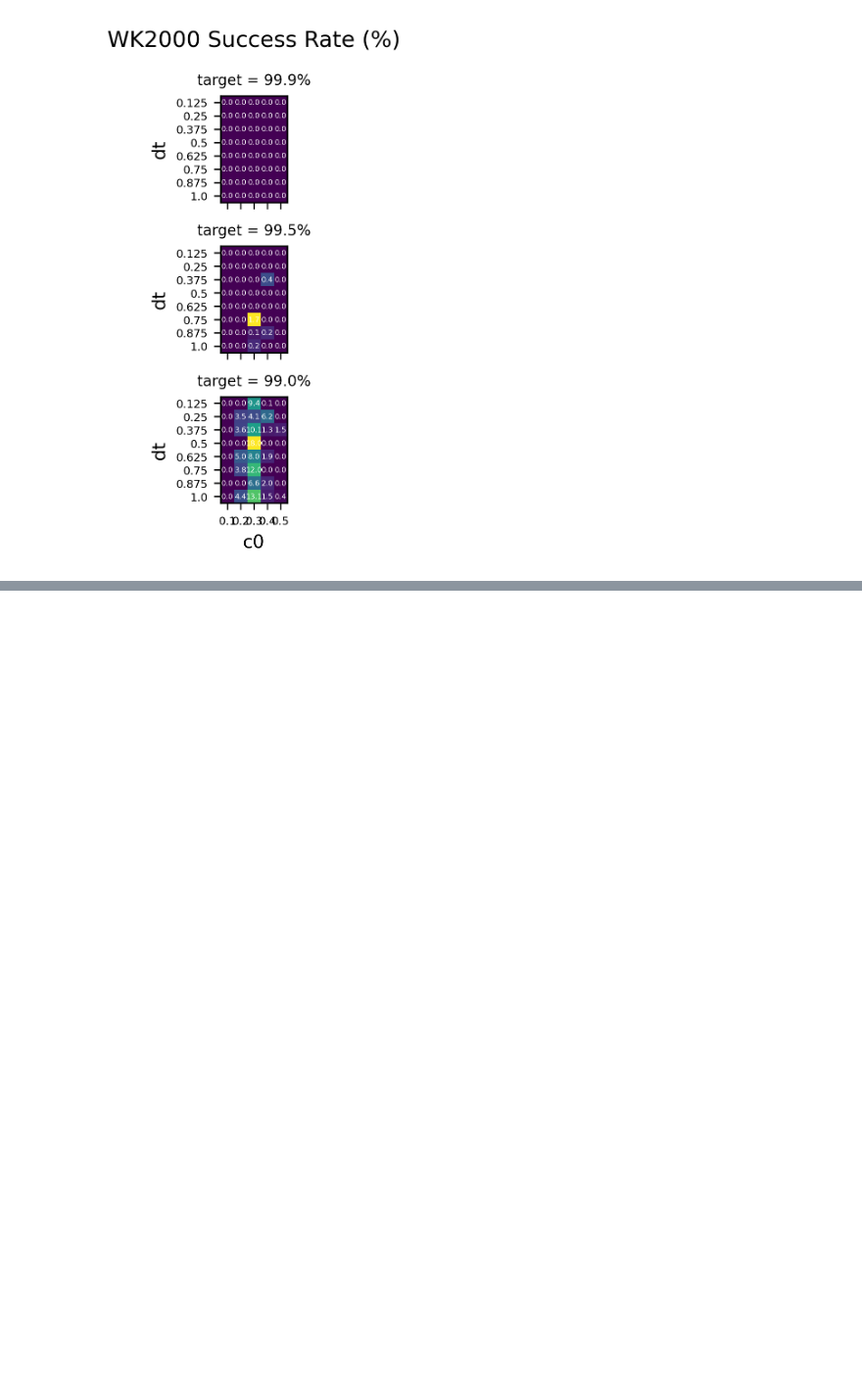
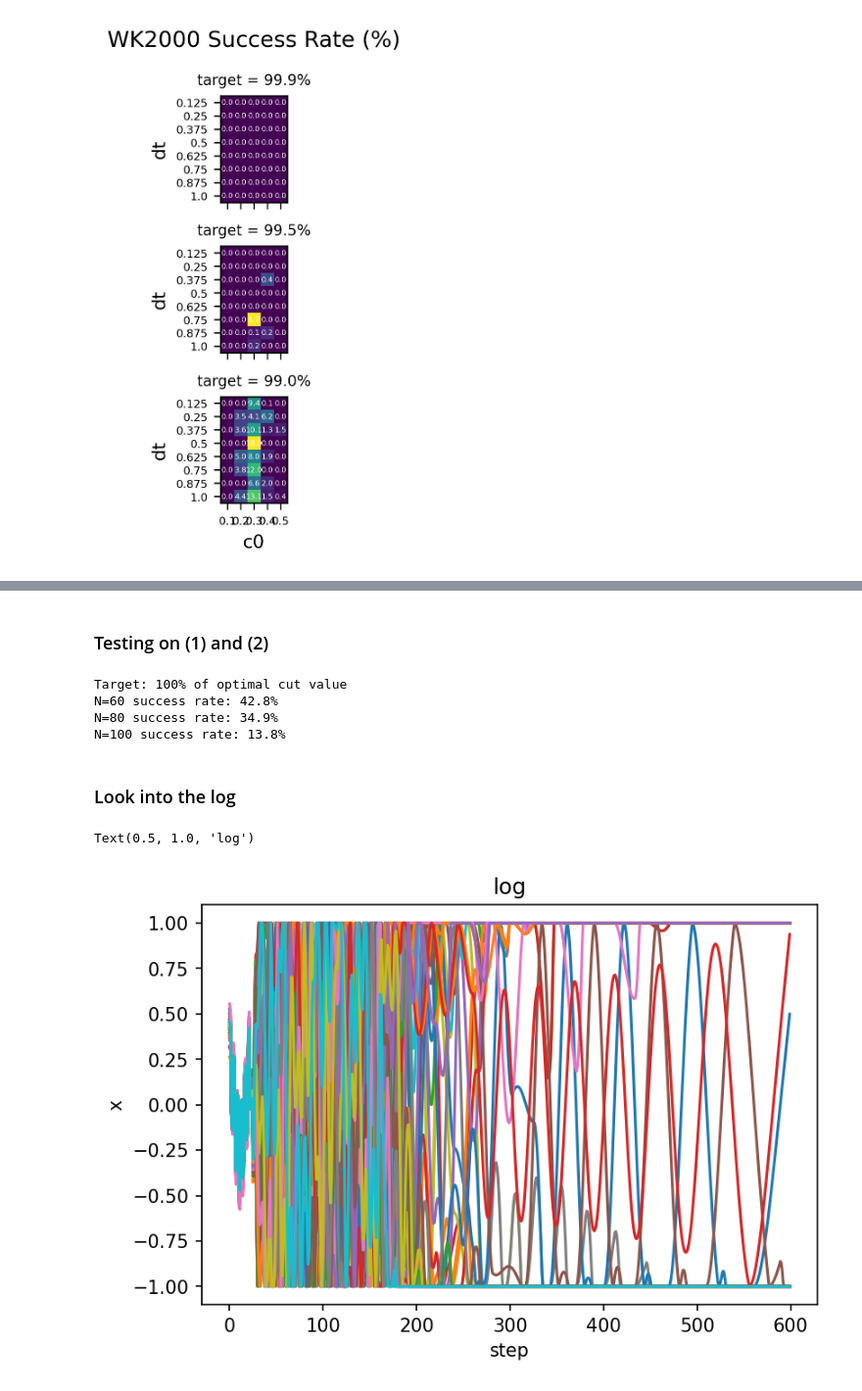
Before and after one commit to haoyudoingthings/Annealing-Algorithms, a Jupyter notebook: Simulated Bifurcation/dSB Benchmark.ipynb, the cells around one changed output, grey strips where cells are left out. Shown at 98% size. Cells and saved outputs as stored; diff of their text form; code cells hidden in the pictures; blank space fills up the shorter version.

Commit message:
trying to debug fpga implementation

```diff
--- a/Simulated Bifurcation/dSB Benchmark.ipynb
+++ b/Simulated Bifurcation/dSB Benchmark.ipynb
@@ -855,7 +885,7 @@ for i, r in enumerate([0.999, 0.995, 0.99]):
 def non_sym_sgn(x):
     return np.array([1 if v > 0 else -1 for v in x])
 # %%
-def test(J, PS, dt, c0, h=None, init_y=None, sd=None, return_x_history=False):
+def dSB_fpga(J, PS, dt, c0, h=None, init_y=None, sd=None, return_x_history=False):
     """
     One discrete simulated bifurcation run over the full pump schedule.
     Angular frequency (a0) is set to 1 and absorbed into PS, dt and c0.
@@ -877,16 +907,16 @@ def test(J, PS, dt, c0, h=None, init_y=None, sd=None, return_x_history=False):
     if h is None:
         j = J
     else:
-        j = np.zeros((J.shape[0]+1, J.shape[1]+1))
-        j[:-1, :-1] = J
-        j[:-1, -1] = 0.5*h
-        j[-1, :-1] = 0.5*h.T
+        j = np.zeros((J.shape[0]+1, J.shape[1]+1), dtype='float32')
+        j[:-1, :-1] = np.float32(J)
+        j[:-1, -1] = np.float32(0.5*h)
+        j[-1, :-1] = np.float32(0.5*h.T)
 
-    x = np.zeros(j.shape[0])
+    x = np.zeros(j.shape[0], dtype='float32')
 
     if init_y is None:
         np.random.seed(sd)
-        y = np.random.uniform(-0.1, 0.1, j.shape[0])
+        y = np.random.uniform(-0.1, 0.1, j.shape[0], dtype='float32')
     else:
         y = init_y.copy()
 
@@ -960,0 +1007,2 @@ x_hist
+# %% [markdown]
+### Testing on (1) and (2)
@@ -960,0 +1018,48 @@ x_hist
+# %%
+target = 1
+print(f"Target: {100*target}% of optimal cut value")
+for N in [60, 80, 100]:
+    success_count = 0
+    total_count = 0
+    for ins in range(10):
+        for cut in data[(N, ins)]:
+            if cut >= target * opt_cut[N][ins]:
+                success_count += 1
+            total_count += 1
+    print(f"N={N} success rate: {100 * success_count/total_count}%")
+# %% [output]
+Target: 100% of optimal cut value
+N=60 success rate: 42.8%
+N=80 success rate: 34.9%
+N=100 success rate: 13.8%
+# %% [markdown]
+### Look into the log
+# %%
+rng = np.random.default_rng(0)
+N, ins, dt, c0 = 60, 0, 0.25, 3.5
+
+J = J32_dict[(N, ins)]
+
+j = J / (np.sqrt(np.sum(J**2) / (J.shape[0] - 1))) # normalization
+
+steps = int(150/dt)
+ps = [np.float32(i/(steps-1)) for i in range(steps)] # linear schedule from 0 to 1
+
+init_y = np.float32(0.01 * rng.uniform(low=-1, high=1, size=j.shape[0]))
+
+fin_state, x_history = dSB_fpga(j, ps, np.float32(dt), np.float32(c0), init_y=init_y, return_x_history=True)
+fin_energy = fin_state.dot(J.dot(fin_state))
+
+cut = int(np.sum(J) - fin_energy) # cut value
+# %%
+plt.figure(dpi=150)
+
+for i in range(N):
+    plt.plot(np.array(x_history)[:, i], label=f'{i}')
+
+plt.xlabel('step')
+plt.ylabel('x')
+plt.title(f"log")
+# %% [output]
+Text(0.5, 1.0, 'log')
+[figure, added]
```
Also changed, not shown: parts of 13 cells of this notebook, 1 other file.
